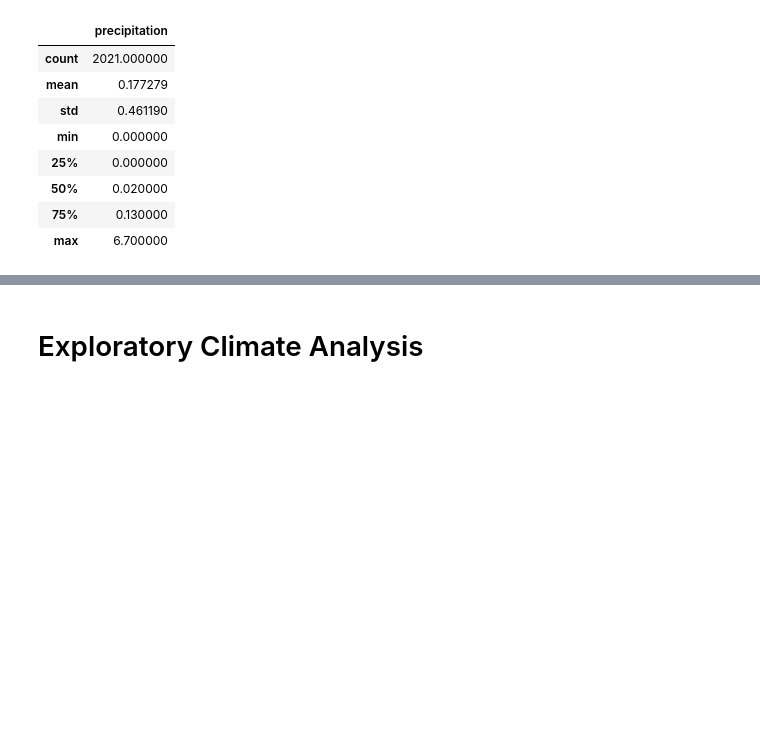
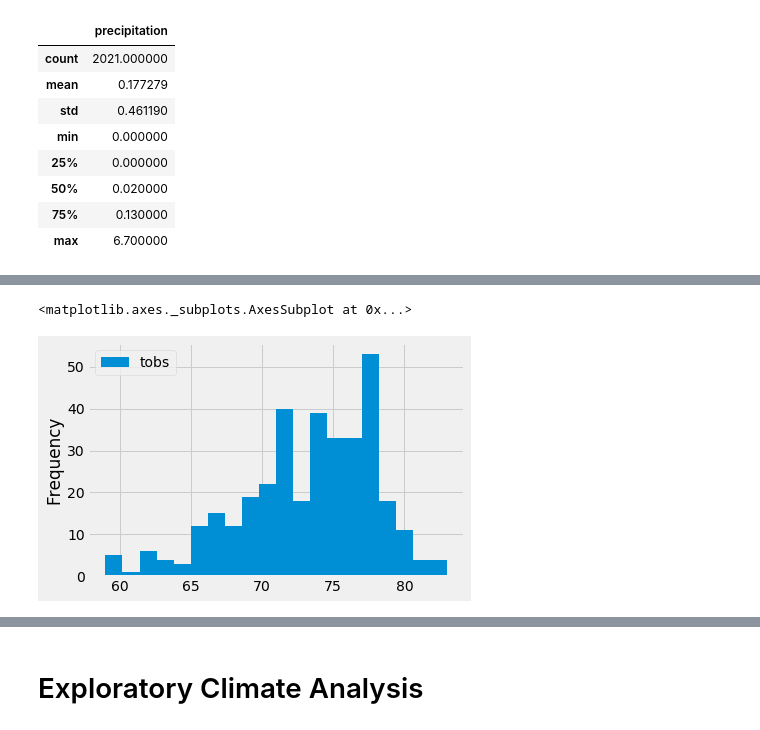
Before and after one commit to SoonaBritney/surfs_up, a Jupyter notebook: climate_analysis.ipynb, the cells around one changed output, grey strips where cells are left out. Cells and saved outputs as stored; diff of their text form; code cells hidden in the pictures; blank space fills up the shorter version.

```diff
--- a/climate_analysis.ipynb
+++ b/climate_analysis.ipynb
@@ -161,0 +270,5 @@ df.describe()
+# %%
+df.plot.hist(bins=20)
+# %% [output]
+<matplotlib.axes._subplots.AxesSubplot at 0x...>
+[figure, added]
```
Also changed, not shown: parts of 20 cells of this notebook, 1 other file.
